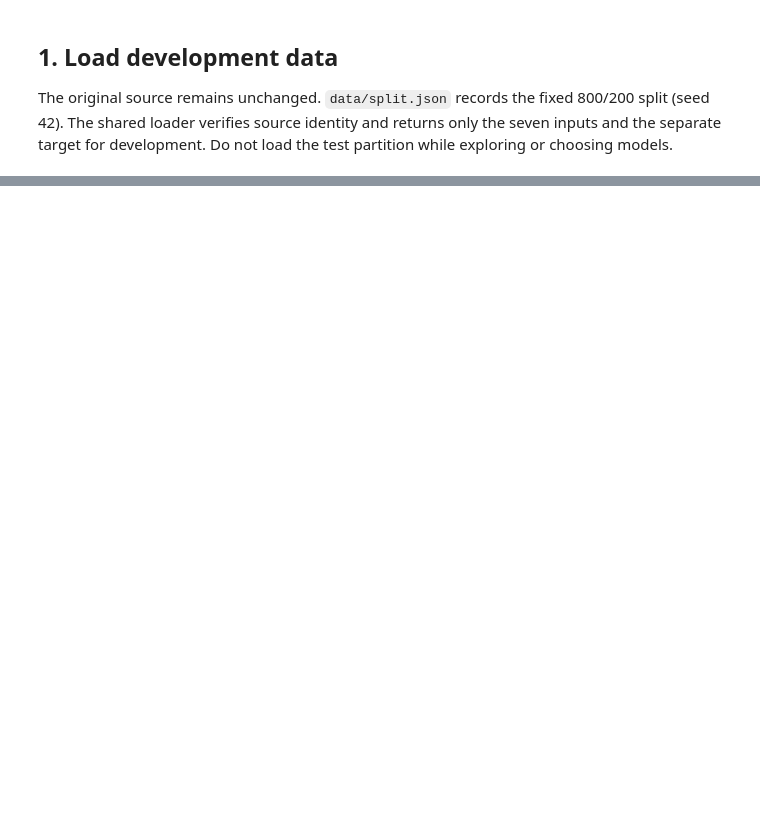
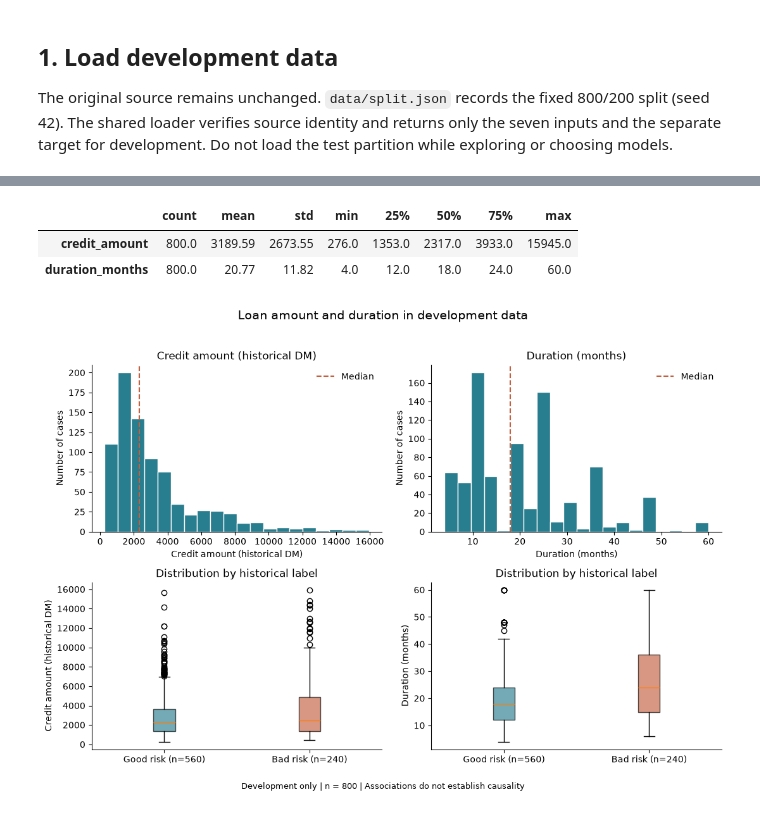
Before and after one commit to Nicolai32x/credit-scoring-ai, a Jupyter notebook: notebooks/01_exploration.ipynb, the cells around one changed output, grey strips where cells are left out. Drawn from its saved outputs; the diff is of its cells as text; code cells hidden in the pictures; blank space fills up the shorter version.

```diff
--- a/notebooks/01_exploration.ipynb
+++ b/notebooks/01_exploration.ipynb
@@ -39,0 +118,18 @@ Record findings, possible biases, limitations and planned preprocessing based on
+# %%
+quality = pd.DataFrame({
+    "dtype": X_development.dtypes.astype(str),
+    "missing_values": X_development.isna().sum(),
+    "distinct_values": X_development.nunique(),
+})
+display(quality)
+quality_checks = {
+    "missing_input_values": int(X_development.isna().sum().sum()),
+    "missing_target_values": int(y_development.isna().sum()),
+    "duplicate_input_rows": int(X_development.duplicated().sum()),
+    "unknown_category_codes": sum(
+        int((~X_development[feature].isin(labels)).sum())
+        for feature, labels in CATEGORY_LABELS.items()
+    ),
+}
+display(pd.Series(quality_checks, name="count").to_frame())
+print("Savings A65 (unknown / no savings account):", int(X_development["savings_status"].eq("A65").sum()))
@@ -39,0 +187,28 @@ Record findings, possible biases, limitations and planned preprocessing based on
+# %%
+numeric_summary = X_development[NUMERIC_FEATURES].describe().T.round(2)
+display(numeric_summary)
+fig, axes = plt.subplots(2, 2, figsize=(11, 7.8))
+for column, feature in enumerate(NUMERIC_FEATURES):
+    values = X_development[feature]
+    axes[0, column].hist(values, bins=20, color=GOOD_COLOR, edgecolor="white")
+    axes[0, column].axvline(values.median(), color=BAD_COLOR, linestyle="--", label="Median")
+    axes[0, column].set(title=FEATURE_TITLES[feature], xlabel=FEATURE_TITLES[feature], ylabel="Number of cases")
+    axes[0, column].legend(frameon=False)
+    boxes = axes[1, column].boxplot(
+        [development.loc[y_development.eq(label), feature] for label in [0, 1]],
+        tick_labels=["Good risk (n=560)", "Bad risk (n=240)"], patch_artist=True,
+    )
+    for patch, color in zip(boxes["boxes"], [GOOD_COLOR, BAD_COLOR]):
+        patch.set_facecolor(color)
+        patch.set_alpha(0.65)
+    axes[1, column].set(ylabel=FEATURE_TITLES[feature], title="Distribution by historical label")
+fig.suptitle("Loan amount and duration in development data", fontsize=14)
+fig.text(0.5, 0.01, "Development only | n = 800 | Associations do not establish causality", ha="center", fontsize=9)
+fig.tight_layout(rect=(0, 0.04, 1, 0.96))
+save_figure(fig, "development_numeric_distributions.png")
+plt.show()
+# %% [output]
+|  | count | mean | std | min | 25% | 50% | 75% | max |
+| credit_amount | 800.0 | 3189.59 | 2673.55 | 276.0 | 1353.0 | 2317.0 | 3933.0 | 15945.0 |
+| duration_months | 800.0 | 20.77 | 11.82 | 4.0 | 12.0 | 18.0 | 24.0 | 60.0 |
+[figure, added]
```
Also changed, not shown: parts of 22 cells of this notebook, 12 other files.
